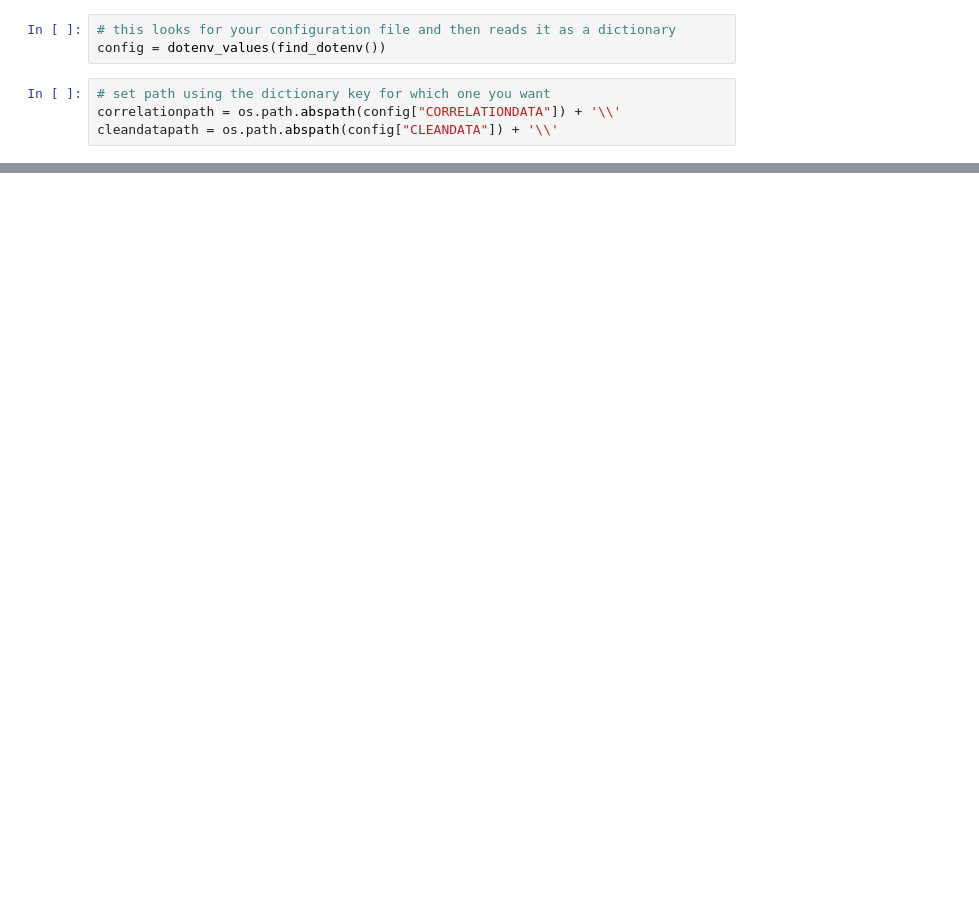
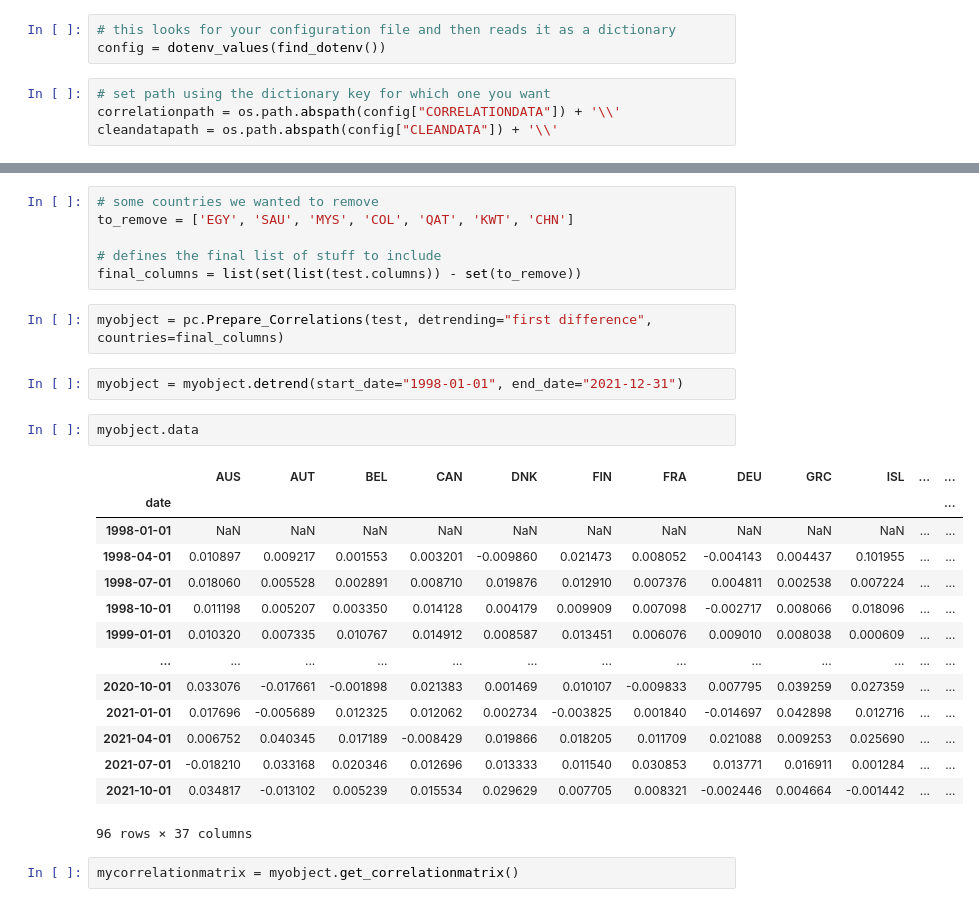
Before and after one commit to emilyfu1/myproject, a Jupyter notebook: yetanotherfolder/workingwithdata.ipynb, the cells around one changed output, grey strips where cells are left out. Saved outputs shown, nothing was run; the diff lists cells and outputs as text; blank space fills up the shorter version.

```diff
--- a/yetanotherfolder/workingwithdata.ipynb
+++ b/yetanotherfolder/workingwithdata.ipynb
@@ -125,0 +49,29 @@ The included countries are:  ['BEL', 'CZE', 'CHL', 'HUN', 'KOR', 'IDN', 'FIN', '
+# %%
+# some countries we wanted to remove
+to_remove = ['EGY', 'SAU', 'MYS', 'COL', 'QAT', 'KWT', 'CHN']
+
+# defines the final list of stuff to include
+final_columns = list(set(list(test.columns)) - set(to_remove))
+# %%
+myobject = pc.Prepare_Correlations(test, detrending="first difference", countries=final_columns)
+# %%
+myobject = myobject.detrend(start_date="1998-01-01", end_date="2021-12-31")
+# %%
+myobject.data
+# %% [output]
+|  | AUS | AUT | BEL | CAN | DNK | FIN | FRA | DEU | GRC | ISL | ... | ... |
+| date |  |  |  |  |  |  |  |  |  |  |  | ... |
+| 1998-01-01 | NaN | NaN | NaN | NaN | NaN | NaN | NaN | NaN | NaN | NaN | ... | ... |
+| 1998-04-01 | 0.010897 | 0.009217 | 0.001553 | 0.003201 | -0.009860 | 0.021473 | 0.008052 | -0.004143 | 0.004437 | 0.101955 | ... | ... |
+| 1998-07-01 | 0.018060 | 0.005528 | 0.002891 | 0.008710 | 0.019876 | 0.012910 | 0.007376 | 0.004811 | 0.002538 | 0.007224 | ... | ... |
+| 1998-10-01 | 0.011198 | 0.005207 | 0.003350 | 0.014128 | 0.004179 | 0.009909 | 0.007098 | -0.002717 | 0.008066 | 0.018096 | ... | ... |
+| 1999-01-01 | 0.010320 | 0.007335 | 0.010767 | 0.014912 | 0.008587 | 0.013451 | 0.006076 | 0.009010 | 0.008038 | 0.000609 | ... | ... |
+| ... | ... | ... | ... | ... | ... | ... | ... | ... | ... | ... | ... | ... |
+| 2020-10-01 | 0.033076 | -0.017661 | -0.001898 | 0.021383 | 0.001469 | 0.010107 | -0.009833 | 0.007795 | 0.039259 | 0.027359 | ... | ... |
+| 2021-01-01 | 0.017696 | -0.005689 | 0.012325 | 0.012062 | 0.002734 | -0.003825 | 0.001840 | -0.014697 | 0.042898 | 0.012716 | ... | ... |
+| 2021-04-01 | 0.006752 | 0.040345 | 0.017189 | -0.008429 | 0.019866 | 0.018205 | 0.011709 | 0.021088 | 0.009253 | 0.025690 | ... | ... |
+| 2021-07-01 | -0.018210 | 0.033168 | 0.020346 | 0.012696 | 0.013333 | 0.011540 | 0.030853 | 0.013771 | 0.016911 | 0.001284 | ... | ... |
+| 2021-10-01 | 0.034817 | -0.013102 | 0.005239 | 0.015534 | 0.029629 | 0.007705 | 0.008321 | -0.002446 | 0.004664 | -0.001442 | ... | ... |
+96 rows × 37 columns
+# %%
+mycorrelationmatrix = myobject.get_correlationmatrix()
```
Also changed, not shown: parts of 13 cells of this notebook.
